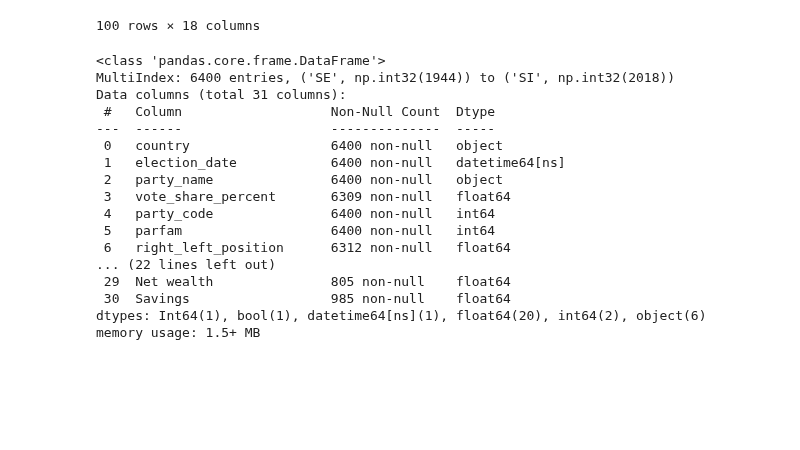
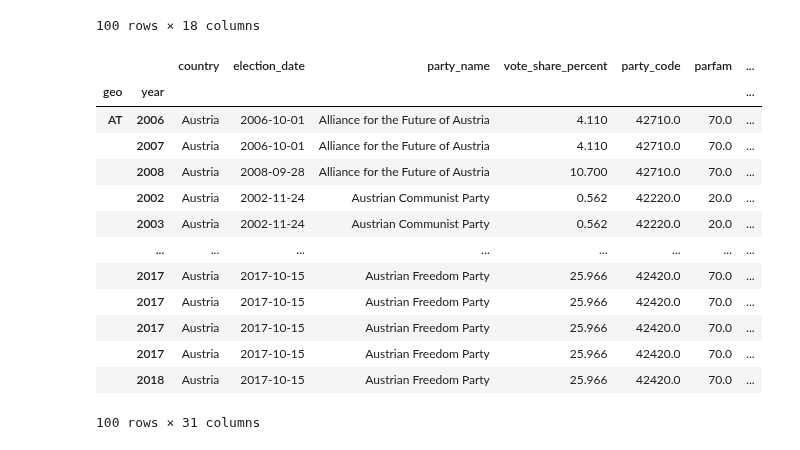
Before and after one commit to StefanSick/exdex_project, a Jupyter notebook: src/preprocessing.ipynb, the cells around one changed output. Drawn from its saved outputs; the diff is of its cells as text; code cells hidden in the pictures; blank space fills up the shorter version.

```diff
--- a/src/preprocessing.ipynb
+++ b/src/preprocessing.ipynb
@@ -396,22 +396,19 @@ for right_df in right_dfs:
     )
 # %%
 merged_df.head(100)
-merged_df.info()
+# merged_df.info()
 # %% [output]
+|  |  | country | election_date | party_name | vote_share_percent | party_code | parfam | ... |
+| geo | year |  |  |  |  |  |  | ... |
+| AT | 2006 | Austria | 2006-10-01 | Alliance for the Future of Austria | 4.110 | 42710.0 | 70.0 | ... |
+|  | 2007 | Austria | 2006-10-01 | Alliance for the Future of Austria | 4.110 | 42710.0 | 70.0 | ... |
+|  | 2008 | Austria | 2008-09-28 | Alliance for the Future of Austria | 10.700 | 42710.0 | 70.0 | ... |
+|  | 2002 | Austria | 2002-11-24 | Austrian Communist Party | 0.562 | 42220.0 | 20.0 | ... |
+|  | 2003 | Austria | 2002-11-24 | Austrian Communist Party | 0.562 | 42220.0 | 20.0 | ... |
+|  | ... | ... | ... | ... | ... | ... | ... | ... |
+|  | 2017 | Austria | 2017-10-15 | Austrian Freedom Party | 25.966 | 42420.0 | 70.0 | ... |
+|  | 2017 | Austria | 2017-10-15 | Austrian Freedom Party | 25.966 | 42420.0 | 70.0 | ... |
+|  | 2017 | Austria | 2017-10-15 | Austrian Freedom Party | 25.966 | 42420.0 | 70.0 | ... |
+|  | 2017 | Austria | 2017-10-15 | Austrian Freedom Party | 25.966 | 42420.0 | 70.0 | ... |
+|  | 2018 | Austria | 2017-10-15 | Austrian Freedom Party | 25.966 | 42420.0 | 70.0 | ... |
-<class 'pandas.core.frame.DataFrame'>
-MultiIndex: 6400 entries, ('SE', np.int32(1944)) to ('SI', np.int32(2018))
-Data columns (total 31 columns):
- #   Column                   Non-Null Count  Dtype
----  ------                   --------------  -----
- 0   country                  6400 non-null   object
- 1   election_date            6400 non-null   datetime64[ns]
- 2   party_name               6400 non-null   object
- 3   vote_share_percent       6309 non-null   float64
- 4   party_code               6400 non-null   int64
- 5   parfam                   6400 non-null   int64
- 6   right_left_position      6312 non-null   float64
-... (22 lines left out)
- 29  Net wealth               805 non-null    float64
- 30  Savings                  985 non-null    float64
-dtypes: Int64(1), bool(1), datetime64[ns](1), float64(20), int64(2), object(6)
-memory usage: 1.5+ MB
+100 rows × 31 columns
```
Also changed, not shown: parts of 2 cells of this notebook.
